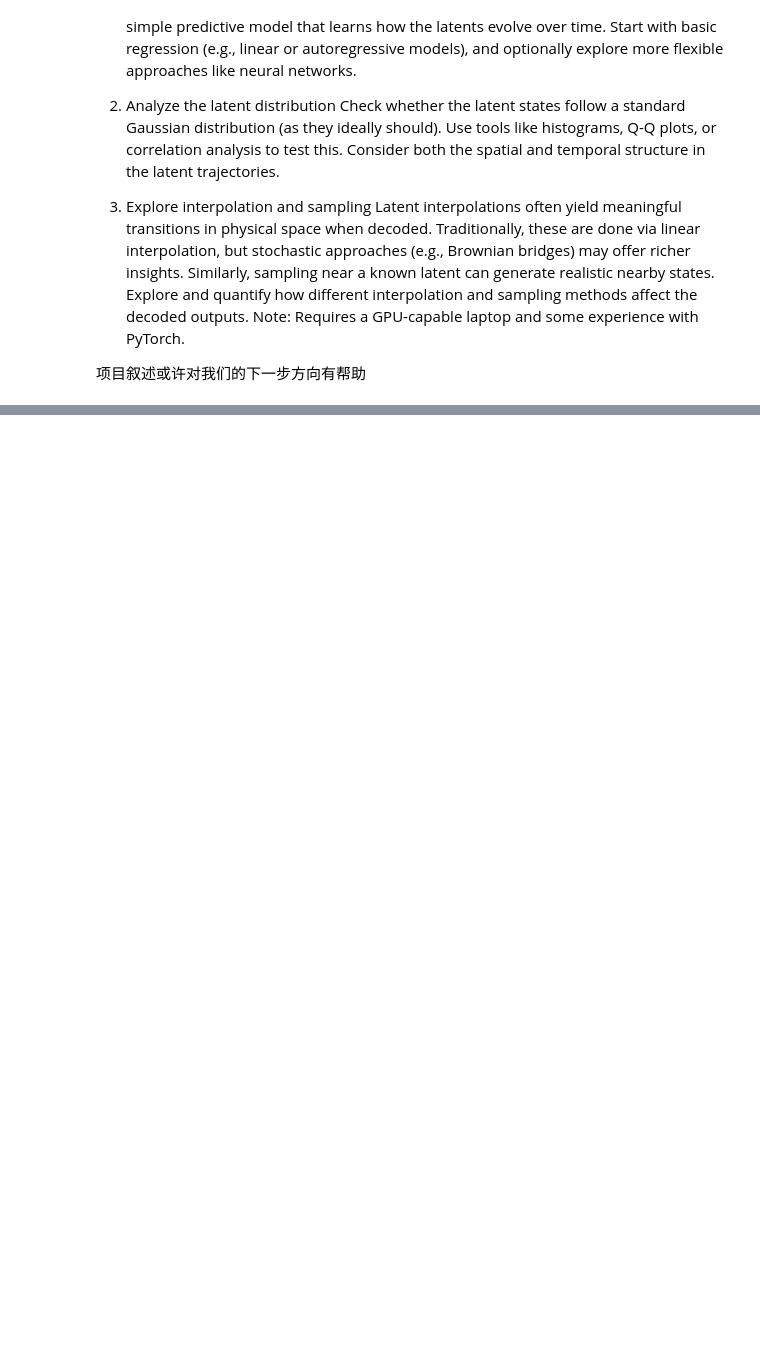
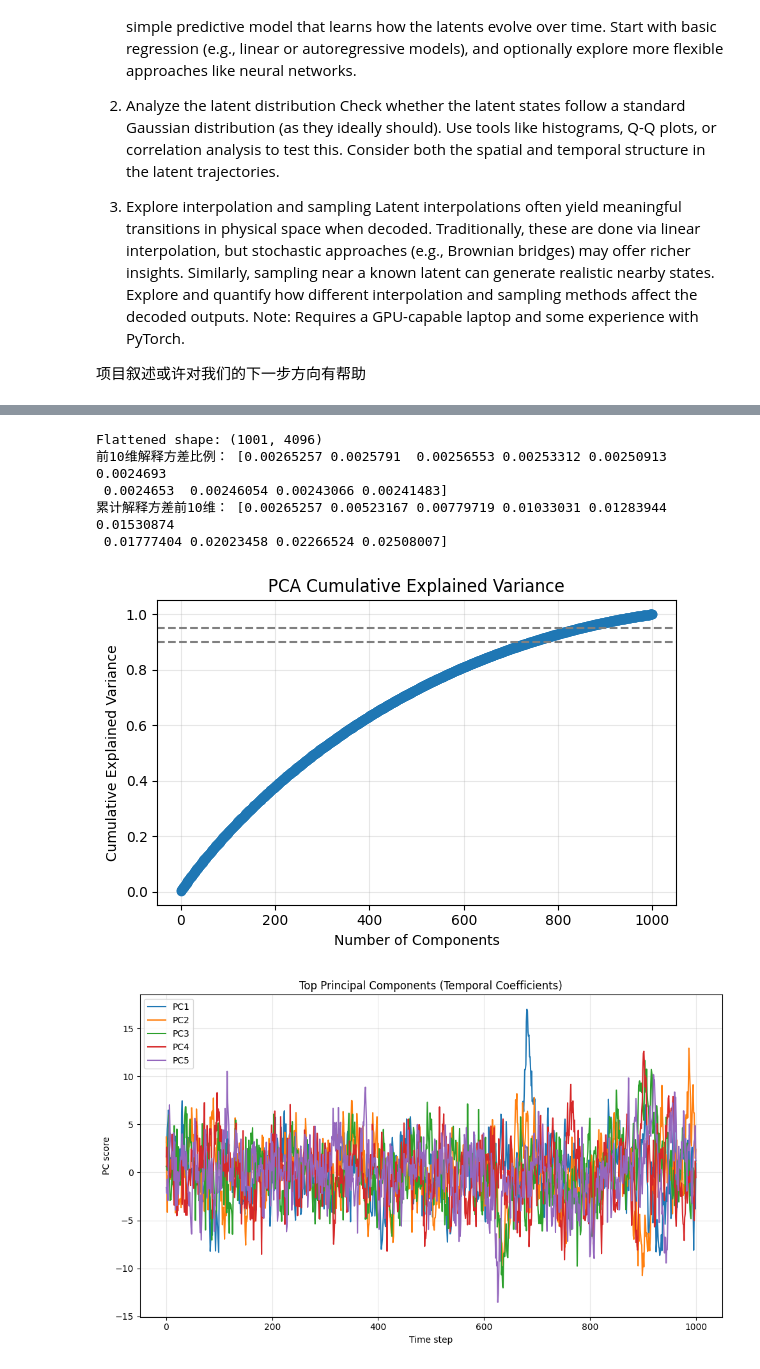
Before and after one commit to path2morepro/noise-latent-space, a Jupyter notebook: analysis.ipynb, the cells around one changed output, grey strips where cells are left out. Drawn from its saved outputs; the diff is of its cells as text; code cells hidden in the pictures; blank space fills up the shorter version.

```diff
--- a/analysis.ipynb
+++ b/analysis.ipynb
@@ -1722,0 +2429,69 @@ Project Goals (choose one or combine):
+# %%
+import torch
+import numpy as np
+import matplotlib.pyplot as plt
+from sklearn.decomposition import PCA
+
+# -----------------------------
+# 1. 数据准备：展平空间维度
+# -----------------------------
+# 假设 noise0: (T, X, Y)
+if not torch.is_tensor(noise0):
+    noise0 = torch.tensor(noise0, dtype=torch.float32)
+
+T, X, Y = noise0.shape
+data_flat = noise0.reshape(T, -1).numpy()   # (T, X*Y)
+
+print("Flattened shape:", data_flat.shape)
+
+# -----------------------------
+# 2. PCA 分解
+# -----------------------------
+pca = PCA()
+pca.fit(data_flat)
+
+explained = pca.explained_variance_ratio_
+cumulative = np.cumsum(explained)
+
+print("前10维解释方差比例：", explained[:10])
+print("累计解释方差前10维：", cumulative[:10])
+
+# -----------------------------
+# 3. 画累计解释方差图
+# -----------------------------
+plt.figure(figsize=(6,4))
+plt.plot(cumulative, marker='o')
+plt.axhline(0.90, color='gray', linestyle='--')
+plt.axhline(0.95, color='gray', linestyle='--')
+plt.xlabel("Number of Components")
+plt.ylabel("Cumulative Explained Variance")
+plt.title("PCA Cumulative Explained Variance")
+plt.grid(alpha=0.3)
+plt.tight_layout()
+plt.show()
+
+# -----------------------------
+# 4. 画前几个主成分的时间系数
+# -----------------------------
+Z = pca.transform(data_flat)   # (T, n_components)
+
+num_plot = 5   # 你可以改为更多
+plt.figure(figsize=(10,6))
+for i in range(num_plot):
+    plt.plot(Z[:, i], label=f"PC{i+1}")
+
+plt.xlabel("Time step")
+plt.ylabel("PC score")
+plt.title("Top Principal Components (Temporal Coefficients)")
+plt.legend()
+plt.grid(alpha=0.3)
+plt.tight_layout()
+plt.show()
+# %% [output]
+Flattened shape: (1001, 4096)
+前10维解释方差比例： [0.00265257 0.0025791  0.00256553 0.00253312 0.00250913 0.0024693
+ 0.0024653  0.00246054 0.00243066 0.00241483]
+累计解释方差前10维： [0.00265257 0.00523167 0.00779719 0.01033031 0.01283944 0.01530874
+ 0.01777404 0.02023458 0.02266524 0.02508007]
+[figure, added]
+[figure, added]
```
Also changed, not shown: parts of 13 cells of this notebook, 2 other files.
